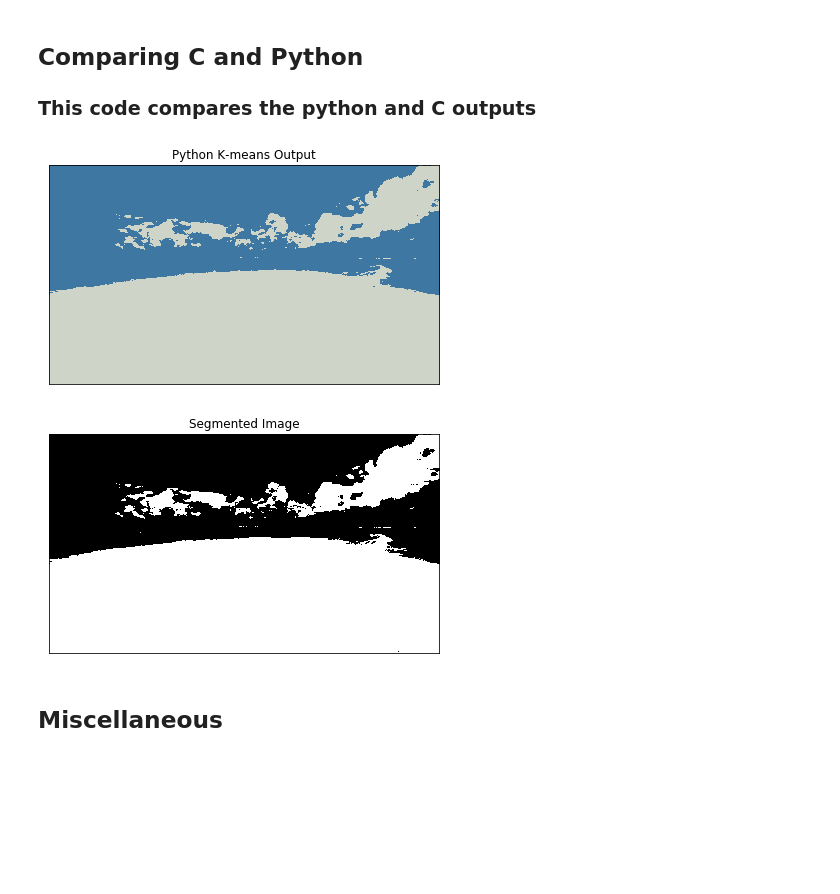
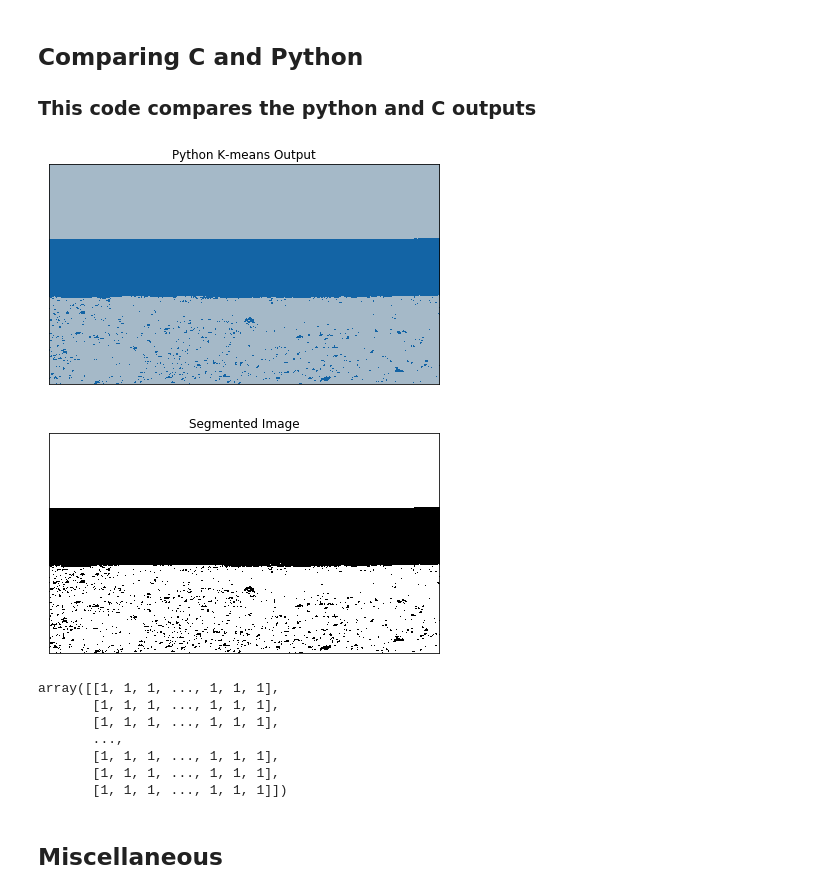
Before and after one commit to Patrick-Erath/KMeansSemgentation, a Jupyter notebook: image-segmentation.ipynb, the cells around one changed output. Saved outputs shown, nothing was run; the diff lists cells and outputs as text; code cells hidden in the pictures; blank space fills up the shorter version.

```diff
--- a/image-segmentation.ipynb
+++ b/image-segmentation.ipynb
@@ -6,7 +6,8 @@ import cv2
 import matplotlib.pyplot as plt
 import numpy as np
 
-image_segmented_path = "./segment.jpg"
+image_segmented_path = "./Images/image.jpeg"
+data_path = "./Data/data.txt"
 
 def show_original():
     '''
@@ -21,12 +22,12 @@ def show_original():
     plt.imshow(img)
     plt.show()
 
-def show_segmented():
+def show_segmented(data_path):
     '''
     SHOW SEGMENTED IMAGE FROM
     '''
     # Read data out-putted from C-file
-    with open('data.txt', 'r') as f:
+    with open(data_path, 'r') as f:
         data = f.read()
     # Str -> Int
     data_arr = [int(i) for i in data.split()]
@@ -48,5 +49,5 @@ def show_segmented():
     return img_clustered
 
 show_original()
-img_clusterd_c = show_segmented()
+img_clusterd_c = show_segmented(data_path)
 # %% [output]
@@ -276,36 +277,43 @@ def k_means_2(img, k, iter_n):
 
 
     return cluster_iter
 
 def euclidian_distance(center, point):
     """
     Calculates the eucilidean distance between points and center
     -----
     args points: the points
     args centers: the centers of the distributions
     """
     # Calculate the distance between each point and each center
     return np.linalg.norm(point - center, axis=1)
 
 def show_plot(imgs, cols=3, isGray = False):
     plt.figure(figsize=(7,7))
     plt.xticks([]), plt.yticks([])
     plt.title("Python K-means Output")
     plt.imshow(imgs[4])
     plt.show()
 
     return imgs
 
 
-img = cv2.imread("segment.jpg")
+img = cv2.imread(image_segmented_path)
 img = cv2.cvtColor(img, cv2.COLOR_BGR2RGB)
 clusters = k_means_2(img, k=2, iter_n=6)
 
 final_plot = show_plot(clusters)
 
-show_segmented()
+show_segmented(data_path)
 # %% [output]
-[figure, old version]
+[figure, new version]
-[figure, old version]
+[figure, new version]
+array([[1, 1, 1, ..., 1, 1, 1],
+       [1, 1, 1, ..., 1, 1, 1],
+       [1, 1, 1, ..., 1, 1, 1],
+       ...,
+       [1, 1, 1, ..., 1, 1, 1],
+       [1, 1, 1, ..., 1, 1, 1],
+       [1, 1, 1, ..., 1, 1, 1]])
 # %% [markdown]
 ## Miscellaneous
```
Also changed, not shown: parts of 1 cell of this notebook, 10 other files.
